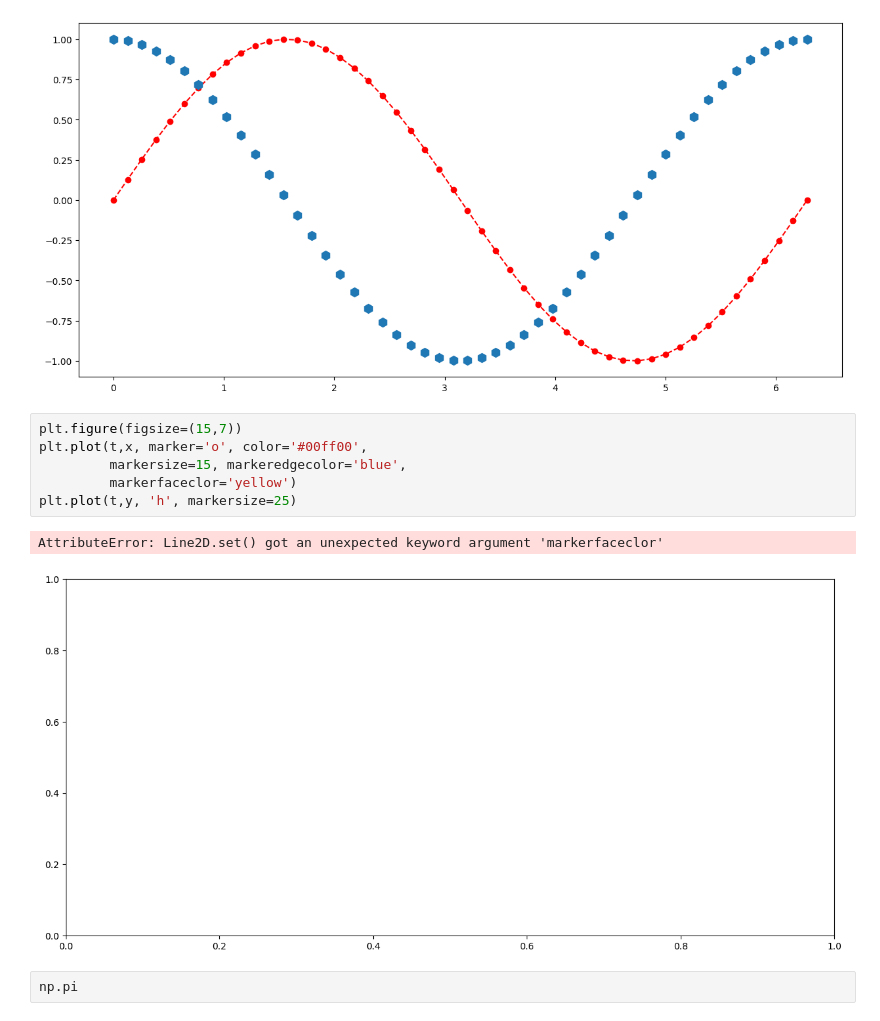
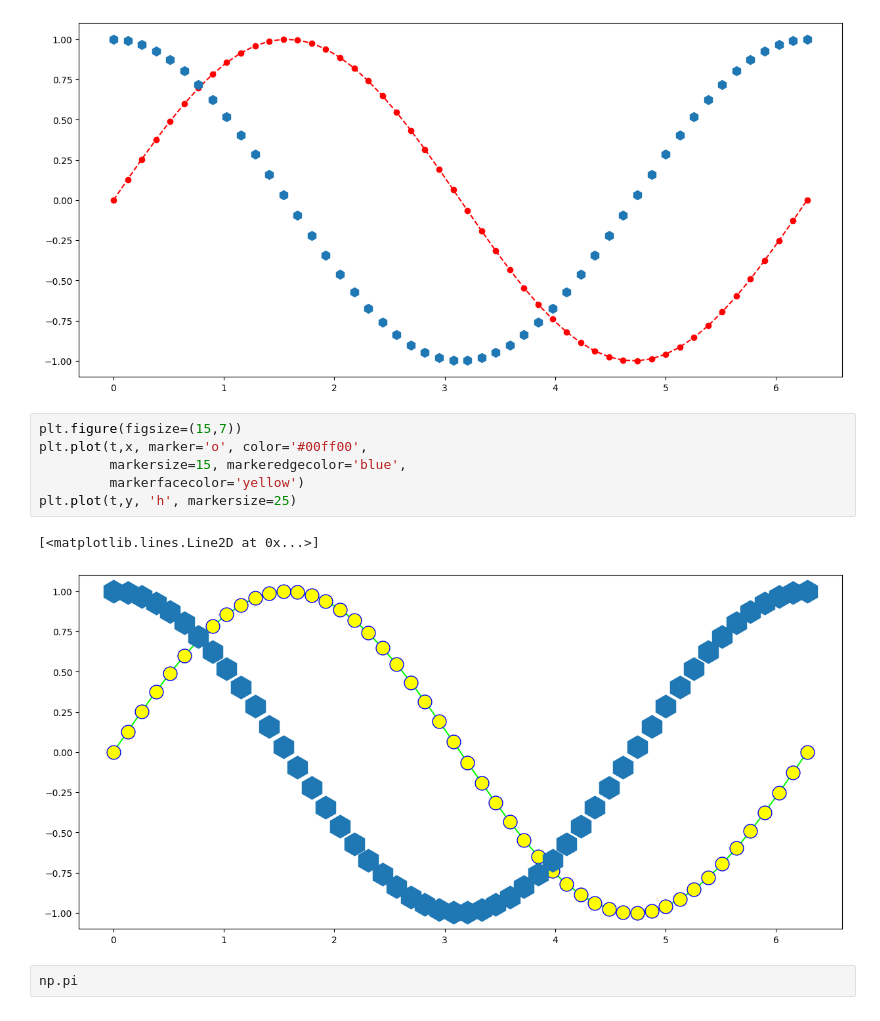
Before and after one commit to y-usuf09/Python---Data-Analytics, a Jupyter notebook: Data Analysis/visualization.ipynb, the cells around one changed output. Drawn from its saved outputs; the diff is of its cells as text.

Commit message:
marker

```diff
--- a/Data Analysis/visualization.ipynb
+++ b/Data Analysis/visualization.ipynb
@@ -26,12 +26,12 @@ plt.plot(t,y, 'h', markersize=10)
 # %%
 plt.figure(figsize=(15,7))
 plt.plot(t,x, marker='o', color='#00ff00',
          markersize=15, markeredgecolor='blue',
-         markerfaceclor='yellow')
+         markerfacecolor='yellow')
 plt.plot(t,y, 'h', markersize=25)
 # %% [output]
-AttributeError: Line2D.set() got an unexpected keyword argument 'markerfaceclor'
+[<matplotlib.lines.Line2D at 0x...>]
-[figure, old version]
+[figure, new version]
 # %%
 np.pi
 # %% [output]
```
